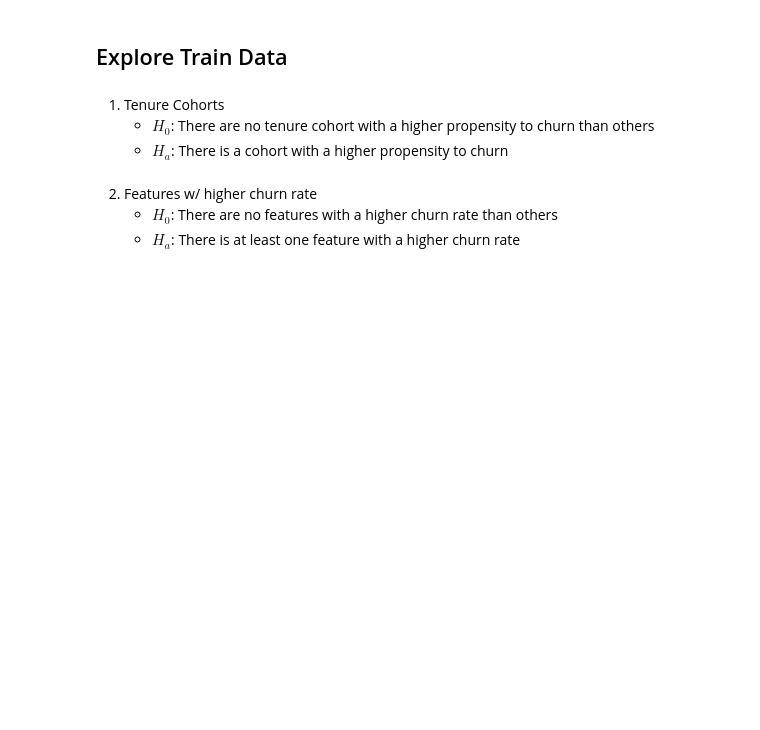
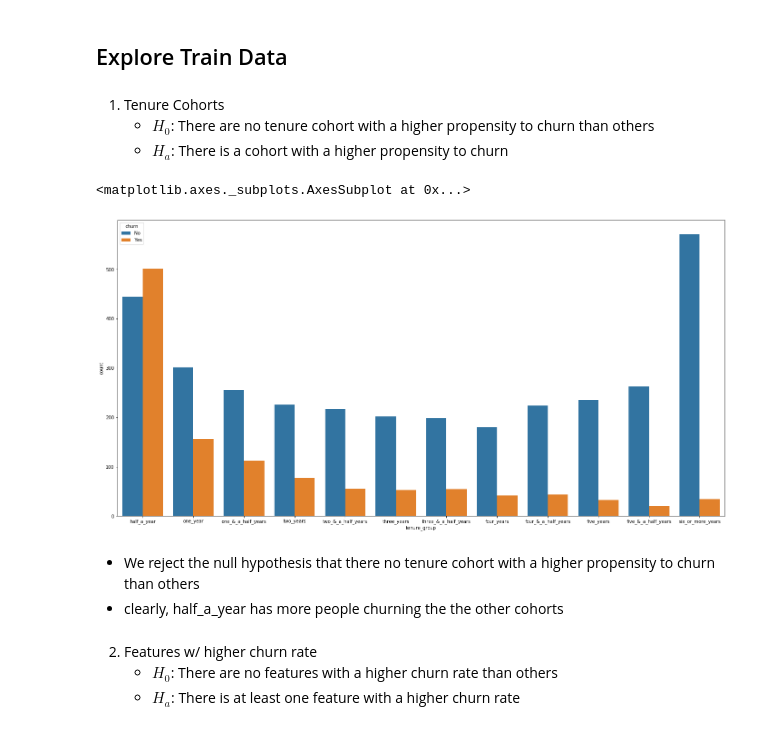
Before and after one commit to team-db-telco/telco-classification-project, a Jupyter notebook: Report.ipynb, the cells around one changed output. Cells and saved outputs as stored; diff of their text form; code cells hidden in the pictures; blank space fills up the shorter version.

```diff
--- a/Report.ipynb
+++ b/Report.ipynb
@@ -41,6 +42,20 @@ test = pd.read_csv('test.csv')
 1. Tenure Cohorts
     - $H_0$: There are no tenure cohort with a higher propensity to churn than others
     - $H_a$: There is a cohort with a higher propensity to churn
+# %%
+train = explore.group_tenure(train)
+train = explore.group_monthly_charges(train)
+# %%
+tenure_group_list = ['half_a_year', 'one_year','one_&_a_half_years', 'two_years', 'two_&_a_half_years',  'three_years', 'three_&_a_half_years',  'four_years', 'four_&_a_half_years', 'five_years',  'five_&_a_half_years', 'six_or_more_years']
+
+plt.figure(figsize=(24,12))
+sns.countplot(x='tenure_group', data=train, hue='churn', order = tenure_group_list)
+# %% [output]
+<matplotlib.axes._subplots.AxesSubplot at 0x...>
+[figure, added]
+# %% [markdown]
+- We reject the null hypothesis that there no tenure cohort with a higher propensity to churn than others
+- clearly, half_a_year has more people churning the the other cohorts
 # %% [markdown]
 2. Features w/ higher churn rate
     - $H_0$: There are no features with a higher churn rate than others
```
Also changed, not shown: parts of 24 cells of this notebook.
